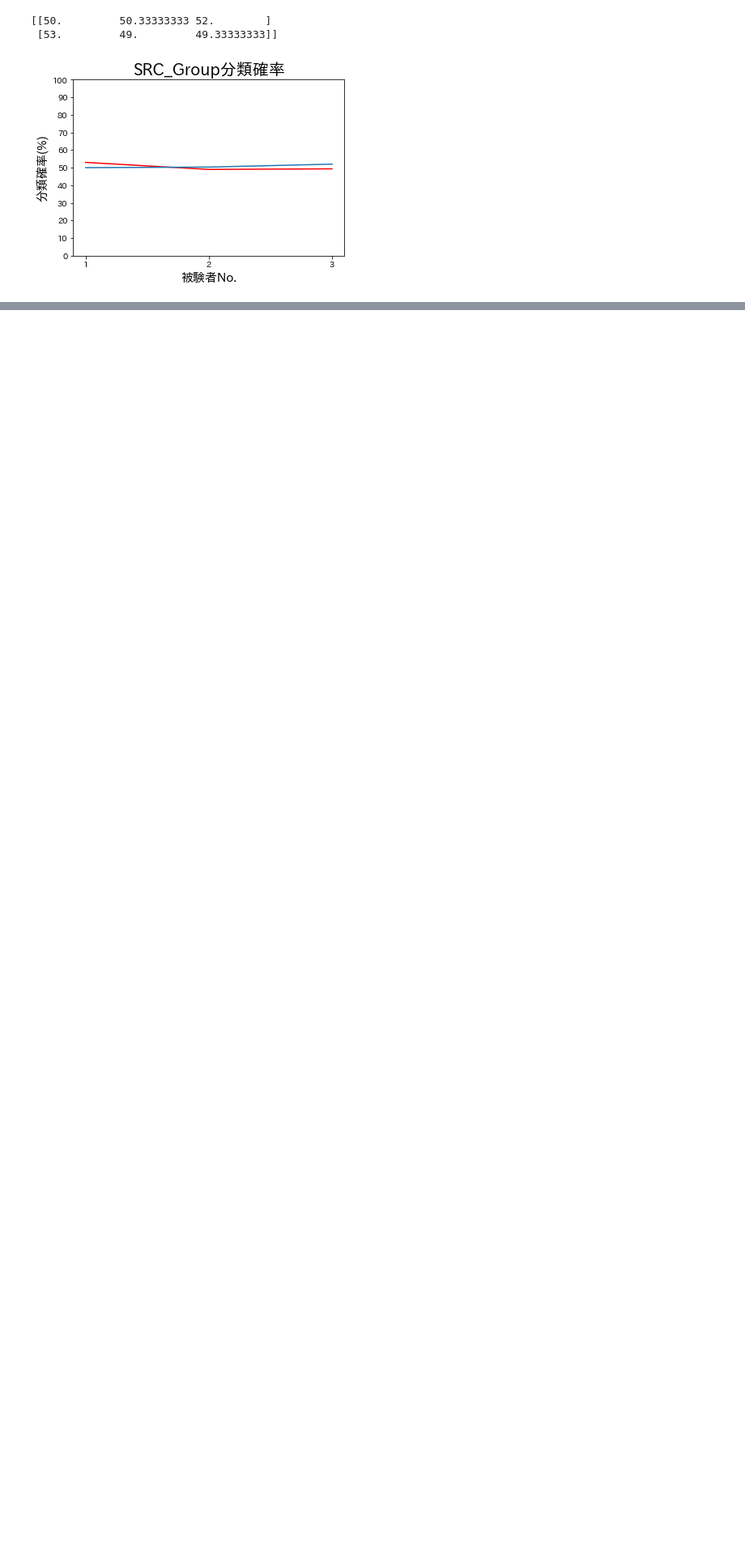
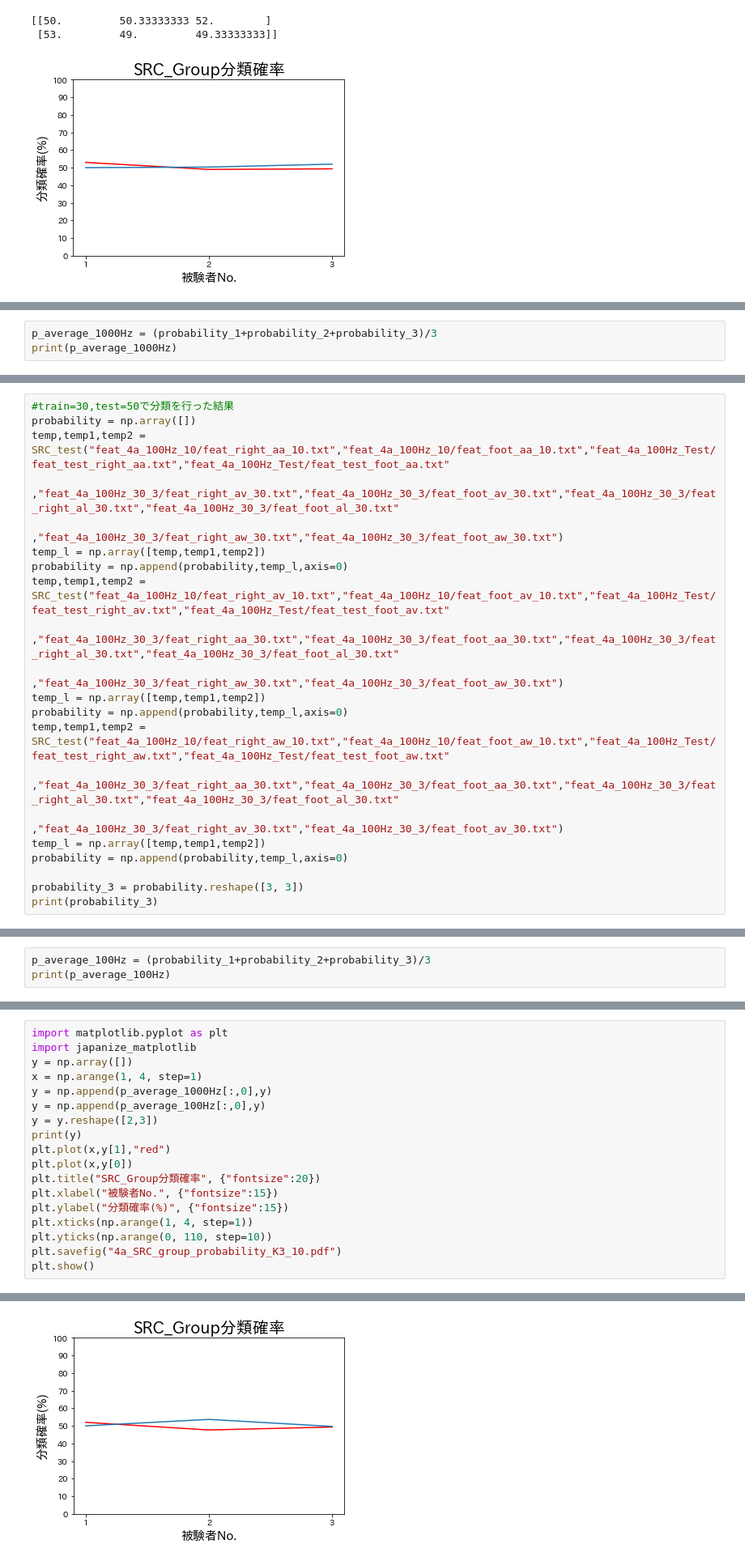
Before and after one commit to kotatakehara/BCI, a Jupyter notebook: SRC_develop/SRC_Group_function_weight.ipynb, the cells around one changed output, grey strips where cells are left out. Shown at 81% size. Drawn from its saved outputs; the diff is of its cells as text; blank space fills up the shorter version.

```diff
--- a/SRC_develop/SRC_Group_function_weight.ipynb
+++ b/SRC_develop/SRC_Group_function_weight.ipynb
@@ -610,0 +997,3 @@ plt.show()
+# %%
+p_average_1000Hz = (probability_1+probability_2+probability_3)/3
+print(p_average_1000Hz)
@@ -610,0 +1054,21 @@ plt.show()
+# %%
+#train=30,test=50で分類を行った結果
+probability = np.array([])
+temp,temp1,temp2 = SRC_test("feat_4a_100Hz_10/feat_right_aa_10.txt","feat_4a_100Hz_10/feat_foot_aa_10.txt","feat_4a_100Hz_Test/feat_test_right_aa.txt","feat_4a_100Hz_Test/feat_test_foot_aa.txt"
+                           ,"feat_4a_100Hz_30_3/feat_right_av_30.txt","feat_4a_100Hz_30_3/feat_foot_av_30.txt","feat_4a_100Hz_30_3/feat_right_al_30.txt","feat_4a_100Hz_30_3/feat_foot_al_30.txt"
+                           ,"feat_4a_100Hz_30_3/feat_right_aw_30.txt","feat_4a_100Hz_30_3/feat_foot_aw_30.txt")
+temp_l = np.array([temp,temp1,temp2])
+probability = np.append(probability,temp_l,axis=0)
+temp,temp1,temp2 = SRC_test("feat_4a_100Hz_10/feat_right_av_10.txt","feat_4a_100Hz_10/feat_foot_av_10.txt","feat_4a_100Hz_Test/feat_test_right_av.txt","feat_4a_100Hz_Test/feat_test_foot_av.txt"
+                           ,"feat_4a_100Hz_30_3/feat_right_aa_30.txt","feat_4a_100Hz_30_3/feat_foot_aa_30.txt","feat_4a_100Hz_30_3/feat_right_al_30.txt","feat_4a_100Hz_30_3/feat_foot_al_30.txt"
+                           ,"feat_4a_100Hz_30_3/feat_right_aw_30.txt","feat_4a_100Hz_30_3/feat_foot_aw_30.txt")
+temp_l = np.array([temp,temp1,temp2])
+probability = np.append(probability,temp_l,axis=0)
+temp,temp1,temp2 = SRC_test("feat_4a_100Hz_10/feat_right_aw_10.txt","feat_4a_100Hz_10/feat_foot_aw_10.txt","feat_4a_100Hz_Test/feat_test_right_aw.txt","feat_4a_100Hz_Test/feat_test_foot_aw.txt"
+                           ,"feat_4a_100Hz_30_3/feat_right_aa_30.txt","feat_4a_100Hz_30_3/feat_foot_aa_30.txt","feat_4a_100Hz_30_3/feat_right_al_30.txt","feat_4a_100Hz_30_3/feat_foot_al_30.txt"
+                           ,"feat_4a_100Hz_30_3/feat_right_av_30.txt","feat_4a_100Hz_30_3/feat_foot_av_30.txt")
+temp_l = np.array([temp,temp1,temp2])
+probability = np.append(probability,temp_l,axis=0)
+
+probability_3 = probability.reshape([3, 3])
+print(probability_3)
@@ -610,0 +1079,3 @@ plt.show()
+# %%
+p_average_100Hz = (probability_1+probability_2+probability_3)/3
+print(p_average_100Hz)
@@ -610,0 +1097,19 @@ plt.show()
+# %%
+import matplotlib.pyplot as plt
+import japanize_matplotlib
+y = np.array([])
+x = np.arange(1, 4, step=1)
+y = np.append(p_average_1000Hz[:,0],y)
+y = np.append(p_average_100Hz[:,0],y)
+y = y.reshape([2,3])
+print(y)
+plt.plot(x,y[1],"red")
+plt.plot(x,y[0])
+plt.title("SRC_Group分類確率", {"fontsize":20})
+plt.xlabel("被験者No.", {"fontsize":15})
+plt.ylabel("分類確率(%)", {"fontsize":15})
+plt.xticks(np.arange(1, 4, step=1))
+plt.yticks(np.arange(0, 110, step=10))
+plt.savefig("4a_SRC_group_probability_K3_10.pdf")
+plt.show()
+# %% [output]
@@ -610,0 +1118 @@ plt.show()
+[figure, added]
```
Also changed, not shown: parts of 38 cells of this notebook.
